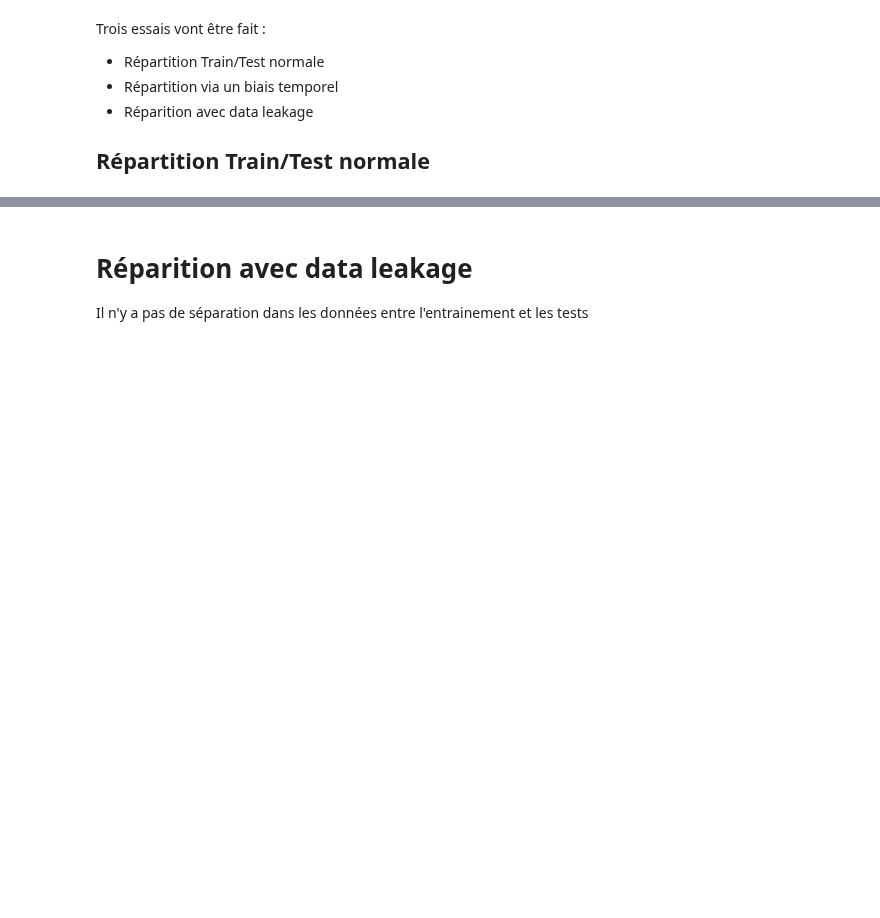
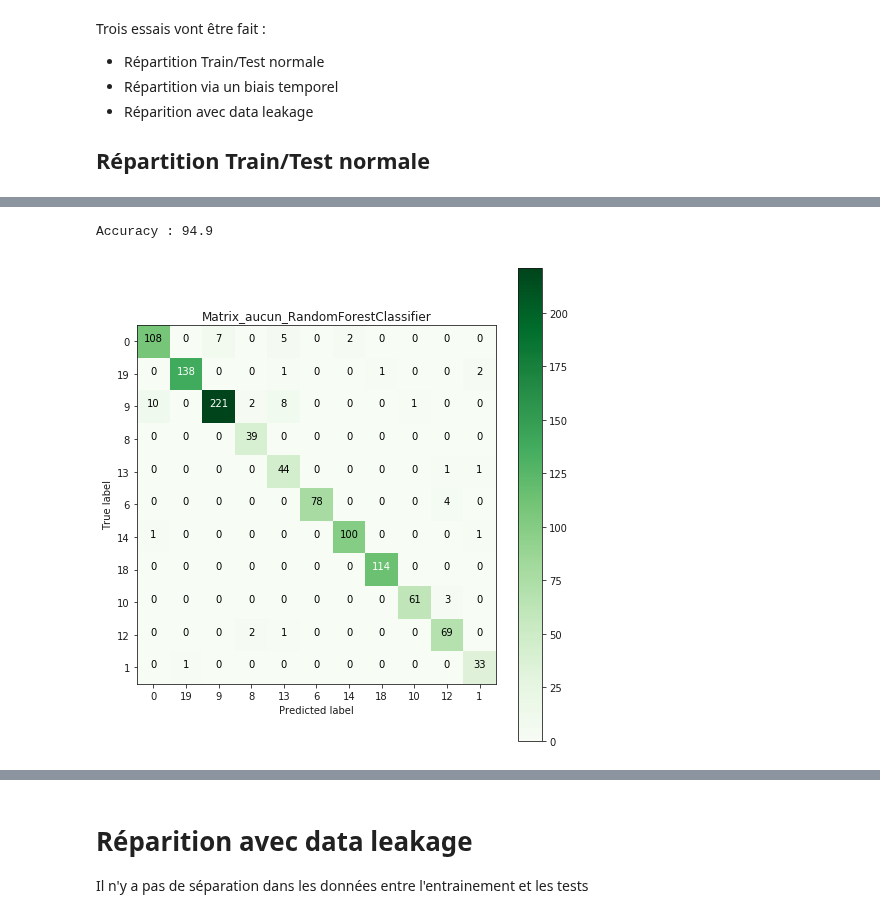
Before and after one commit to pfroide/python, a Jupyter notebook: Projet_5/p5_tests.ipynb, the cells around one changed output, grey strips where cells are left out. Saved outputs shown, nothing was run; the diff lists cells and outputs as text; code cells hidden in the pictures; blank space fills up the shorter version.

Commit message:
Rajout des biais dans le notebook

```diff
--- a/Projet_5/p5_tests.ipynb
+++ b/Projet_5/p5_tests.ipynb
@@ -429,0 +350,13 @@ Meilleur score :  95.28 pour {'max_depth': 10, 'n_estimators': 50}
+# %%
+# Baseline pour le biais
+xtrain, xtest, ytrain, ytest = train_test_split(data_x, data_y, train_size=0.75, stratify=data_y)
+clf = RandomForestClassifier(max_depth=10, n_estimators=20)
+clf.fit(xtrain, ytrain)
+print('Accuracy :', round(clf.score(xtest, ytest)*100, 2))
+
+# Affichage de la matrice de confusion
+cnf_matrix = confusion_matrix(clf.predict(xtest), ytest, labels=ytrain.unique())
+plot_confusion_matrix(cnf_matrix, ytest.unique(), 'RandomForestClassifier', 'aucun')
+# %% [output]
+Accuracy : 94.9
+[figure, added]
```
Also changed, not shown: parts of 11 cells of this notebook.
